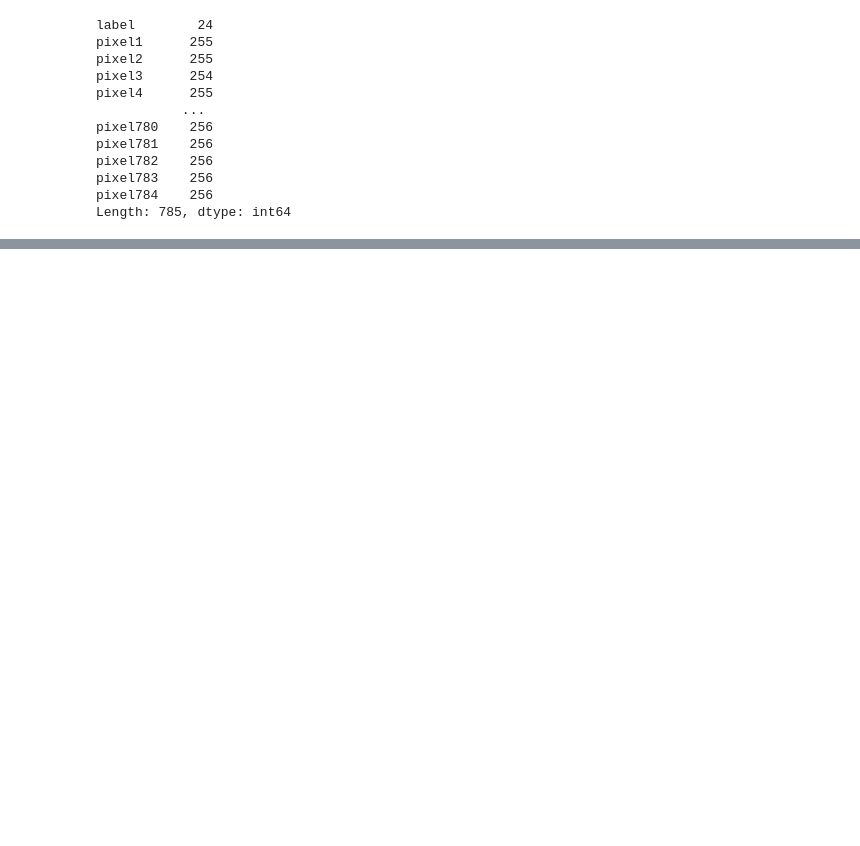
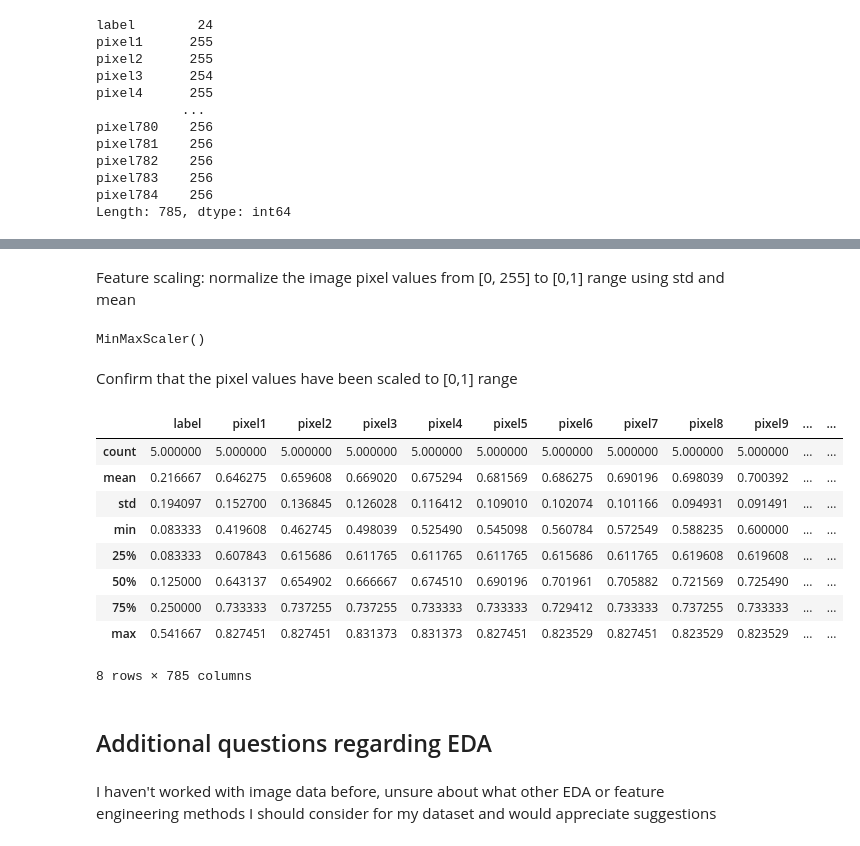
Before and after one commit to skirui-source/mle8-capstone, a Jupyter notebook: nb/asl_classifier_cnn.ipynb, the cells around one changed output, grey strips where cells are left out. Cells and saved outputs as stored; diff of their text form; code cells hidden in the pictures; blank space fills up the shorter version.

```diff
--- a/nb/asl_classifier_cnn.ipynb
+++ b/nb/asl_classifier_cnn.ipynb
@@ -107,0 +89,2 @@ labels = data['label']
+# %% [markdown]
+Feature scaling: normalize the image pixel values from [0, 255] to [0,1] range using std and mean
@@ -107,0 +93,27 @@ labels = data['label']
+# %%
+scaler = MinMaxScaler()
+scaler.fit(data)
+data_norm = scaler.transform(data)
+# %% [output]
+MinMaxScaler()
+# %%
+train_norm = pd.DataFrame(data_norm, columns=data.columns)
+# %% [markdown]
+Confirm that the pixel values have been scaled to [0,1] range
+# %%
+train_norm.head().describe()
+# %% [output]
+|  | label | pixel1 | pixel2 | pixel3 | pixel4 | pixel5 | pixel6 | pixel7 | pixel8 | pixel9 | ... | ... |
+| count | 5.000000 | 5.000000 | 5.000000 | 5.000000 | 5.000000 | 5.000000 | 5.000000 | 5.000000 | 5.000000 | 5.000000 | ... | ... |
+| mean | 0.216667 | 0.646275 | 0.659608 | 0.669020 | 0.675294 | 0.681569 | 0.686275 | 0.690196 | 0.698039 | 0.700392 | ... | ... |
+| std | 0.194097 | 0.152700 | 0.136845 | 0.126028 | 0.116412 | 0.109010 | 0.102074 | 0.101166 | 0.094931 | 0.091491 | ... | ... |
+| min | 0.083333 | 0.419608 | 0.462745 | 0.498039 | 0.525490 | 0.545098 | 0.560784 | 0.572549 | 0.588235 | 0.600000 | ... | ... |
+| 25% | 0.083333 | 0.607843 | 0.615686 | 0.611765 | 0.611765 | 0.611765 | 0.615686 | 0.611765 | 0.619608 | 0.619608 | ... | ... |
+| 50% | 0.125000 | 0.643137 | 0.654902 | 0.666667 | 0.674510 | 0.690196 | 0.701961 | 0.705882 | 0.721569 | 0.725490 | ... | ... |
+| 75% | 0.250000 | 0.733333 | 0.737255 | 0.737255 | 0.733333 | 0.733333 | 0.729412 | 0.733333 | 0.737255 | 0.733333 | ... | ... |
+| max | 0.541667 | 0.827451 | 0.827451 | 0.831373 | 0.831373 | 0.827451 | 0.823529 | 0.827451 | 0.823529 | 0.823529 | ... | ... |
+8 rows × 785 columns
+# %% [markdown]
+ ## Additional questions regarding EDA
+# %% [markdown]
+I haven't worked with image data before, unsure about what other EDA or feature engineering methods I should consider for my dataset and would appreciate suggestions
```
Also changed, not shown: parts of 7 cells of this notebook, 1 other file.
